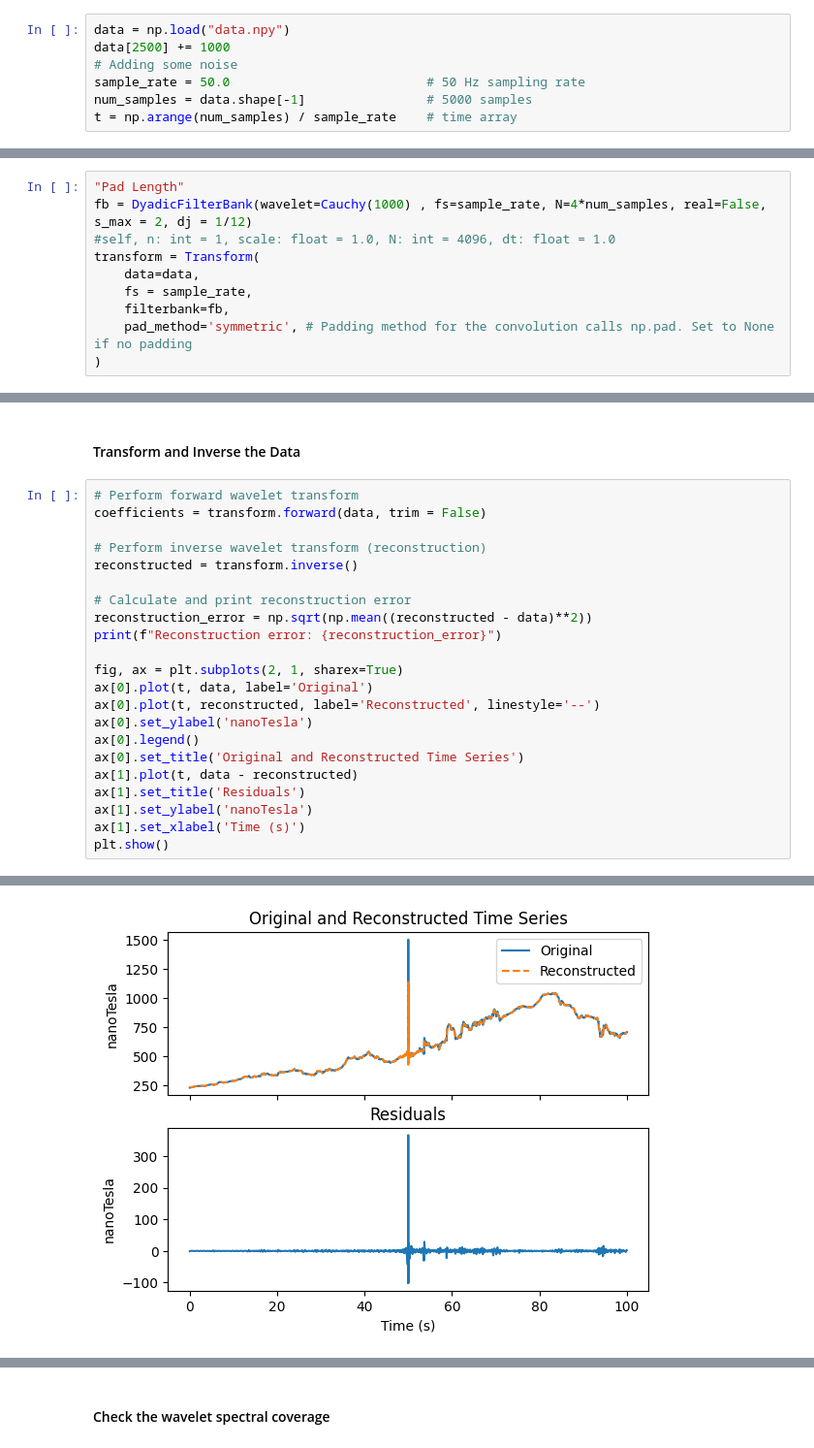
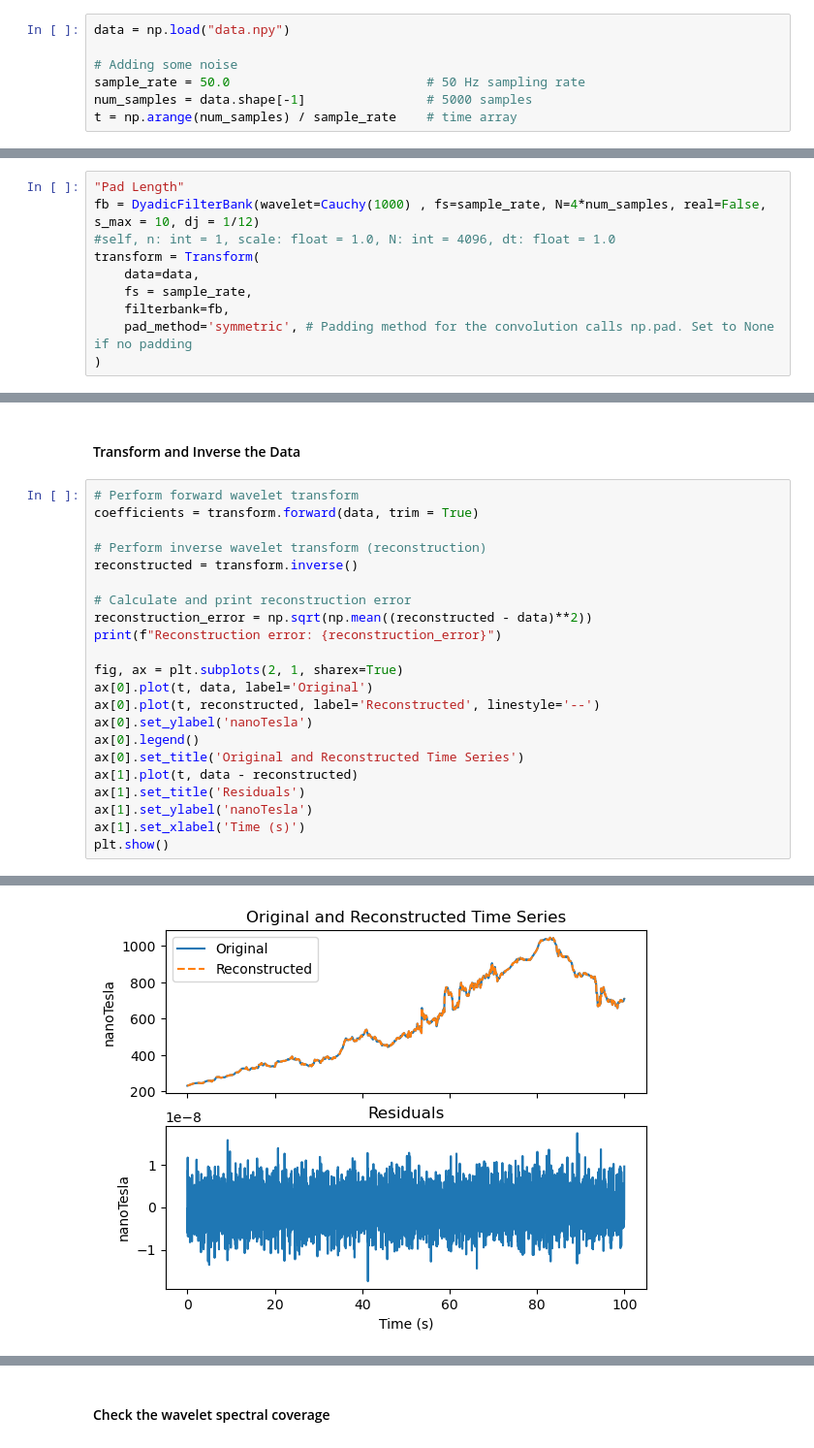
Before and after one commit to aphoffmann/InvertibleWavelets, a Jupyter notebook: ExampleUsage.ipynb, the cells around one changed output, grey strips where cells are left out. Shown at 97% size. Saved outputs shown, nothing was run; the diff lists cells and outputs as text.

Commit message:
Got filter working

```diff
--- a/ExampleUsage.ipynb
+++ b/ExampleUsage.ipynb
@@ -9,7 +10,7 @@ from scipy import signal
 #### Load Example Data from Swarm A Spacecraft Magnetoemter
 # %%
 data = np.load("data.npy")
-data[2500] += 1000
+
 # Adding some noise
 sample_rate = 50.0                          # 50 Hz sampling rate
 num_samples = data.shape[-1]                # 5000 samples
@@ -18,7 +19,7 @@ t = np.arange(num_samples) / sample_rate    # time array
 #### Create Transform Object and Analysis Filters
 # %%
 "Pad Length"
-fb = DyadicFilterBank(wavelet=Cauchy(1000) , fs=sample_rate, N=4*num_samples, real=False, s_max = 2, dj = 1/12)
+fb = DyadicFilterBank(wavelet=Cauchy(1000) , fs=sample_rate, N=4*num_samples, real=False, s_max = 10, dj = 1/12)
 #self, n: int = 1, scale: float = 1.0, N: int = 4096, dt: float = 1.0
 transform = Transform(
     data=data,
@@ -38,7 +39,7 @@ Text(0.5, 0, 'Frequency Channel')
 #### Transform and Inverse the Data
 # %%
 # Perform forward wavelet transform
-coefficients = transform.forward(data, trim = False)
+coefficients = transform.forward(data, trim = True)
 
 # Perform inverse wavelet transform (reconstruction)
 reconstructed = transform.inverse()
@@ -63 +64 @@ Reconstruction error: (0.030686464371184635+0.051996771104830225j)
-[figure, old version]
+[figure, new version]
```
Also changed, not shown: parts of 6 cells of this notebook, 3 other files.
